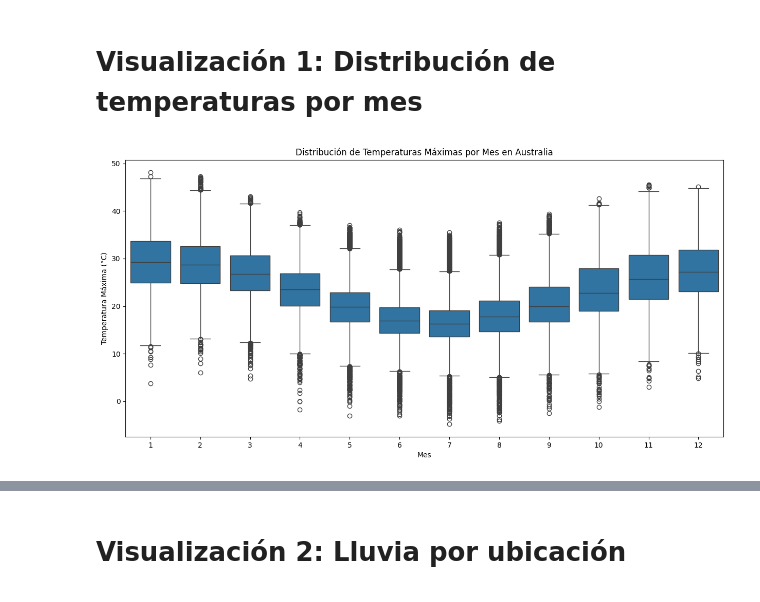
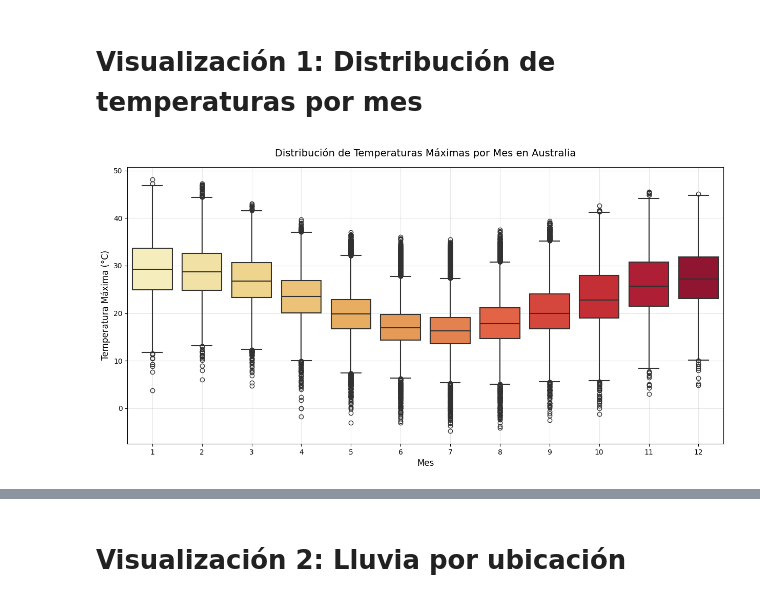
Before and after one commit to AntaresAnton/Examen-Mineria-Datos, a Jupyter notebook: ExamenTranversal_PatricioQuintanilla_ItaloBrignardello.ipynb, the cells around one changed output, grey strips where cells are left out. Cells and saved outputs as stored; diff of their text form; code cells hidden in the pictures.

```diff
--- a/ExamenTranversal_PatricioQuintanilla_ItaloBrignardello.ipynb
+++ b/ExamenTranversal_PatricioQuintanilla_ItaloBrignardello.ipynb
@@ -192,12 +480,28 @@ Porcentaje de días lluviosos: 7.63%
 # %% [markdown]
 # Visualización 1: Distribución de temperaturas por mes
 # %%
+# Crear figura con tamaño personalizado
 plt.figure(figsize=(15, 7))
+
+# Extraer mes de la fecha
 df['Mes'] = df['Fecha'].dt.month
-sns.boxplot(data=df, x='Mes', y='TempMax')
-plt.title('Distribución de Temperaturas Máximas por Mes en Australia')
-plt.xlabel('Mes')
-plt.ylabel('Temperatura Máxima (°C)')
+
+# Crear boxplot con personalización
+sns.boxplot(data=df,
+           x='Mes',
+           y='TempMax',
+           palette='YlOrRd',
+           linewidth=1.5)
+
+# Personalizar títulos y etiquetas
+plt.title('Distribución de Temperaturas Máximas por Mes en Australia',
+         fontsize=14,
+         pad=15)
+plt.xlabel('Mes', fontsize=12)
+plt.ylabel('Temperatura Máxima (°C)', fontsize=12)
+
+# Añadir grid y mostrar
+plt.grid(True, alpha=0.3)
 plt.show()
 # %% [output]
-[figure, old version]
+[figure, new version]
```
Also changed, not shown: parts of 27 cells of this notebook.
